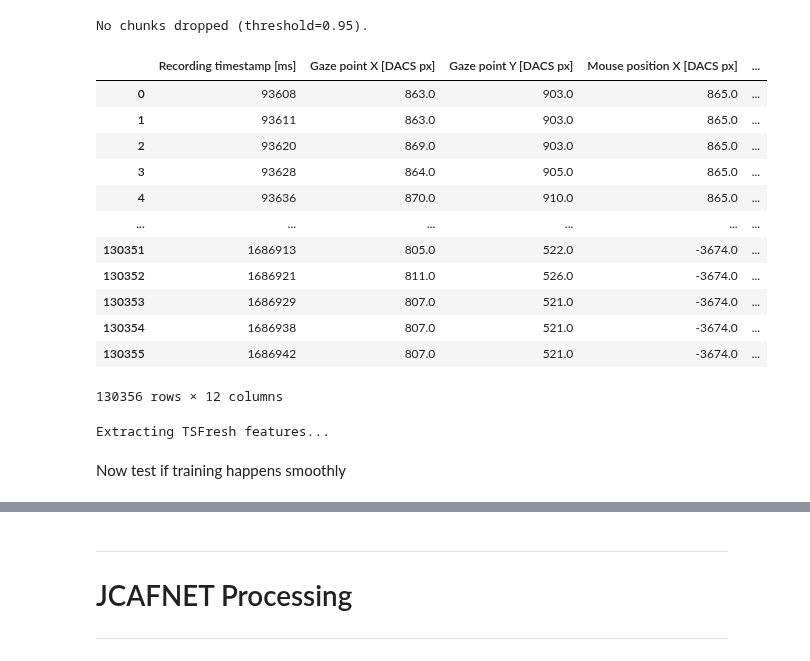
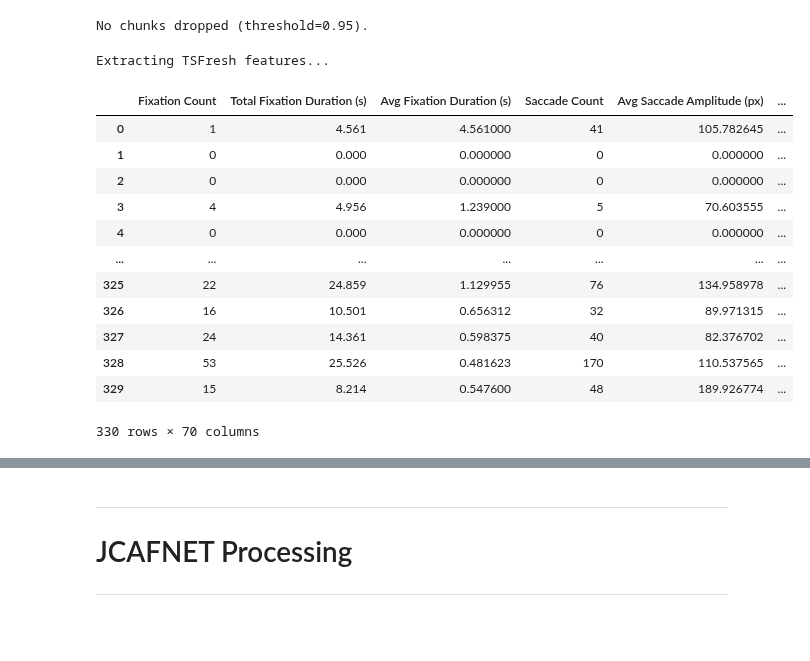
Before and after one commit to kruuZHAW/eye_tracking, a Jupyter notebook: notebooks/sandbox_atco_data.ipynb, the cells around one changed output, grey strips where cells are left out. Cells and saved outputs as stored; diff of their text form; code cells hidden in the pictures; blank space fills up the shorter version.

```diff
--- a/notebooks/sandbox_atco_data.ipynb
+++ b/notebooks/sandbox_atco_data.ipynb
@@ -277,15 +251,15 @@ blinks['0_2_2']
 ****
 # %%
 fill_columns = ['Gaze point X [DACS px]', 'Gaze point Y [DACS px]', 'Mouse position X [DACS px]', 'Mouse position Y [DACS px]']
-for task_id, chunk in chunks.items():
+for task_id, chunk in chunks_xgboost.items():
     for col in fill_columns:
-        chunks[task_id][col] = chunks[task_id][col].ffill().bfill()
+        chunks_xgboost[task_id][col] = chunks_xgboost[task_id][col].ffill().bfill()
 # %%
 # Manual feature extraction
 
 gaze_metrics = []
 mouse_metrics = []
-for task_id, chunk in chunks.items():
+for task_id, chunk in chunks_xgboost.items():
     gaze_processor = GazeMetricsProcessor(chunk, timestamp_unit="ms")
     gaze_compute = gaze_processor.compute_all_metrics()
     gaze_compute.update({"id": task_id})
@@ -343,27 +317,9 @@ def drop_chunks_with_all_zero_features(task_chunks: dict[str, pd.DataFrame], thr
 
     return cleaned_chunks
 
-cleaned_task_chunks = drop_chunks_with_all_zero_features(chunks, threshold=0.95)
+cleaned_task_chunks = drop_chunks_with_all_zero_features(chunks_xgboost, threshold=0.95)
 # %% [output]
 No chunks dropped (threshold=0.95).
-# %%
-full_df = pd.concat(cleaned_task_chunks.values(), ignore_index=True)
-# %%
-full_df
-# %% [output]
-|  | Recording timestamp [ms] | Gaze point X [DACS px] | Gaze point Y [DACS px] | Mouse position X [DACS px] | ... |
-| 0 | 93608 | 863.0 | 903.0 | 865.0 | ... |
-| 1 | 93611 | 863.0 | 903.0 | 865.0 | ... |
-| 2 | 93620 | 869.0 | 903.0 | 865.0 | ... |
-| 3 | 93628 | 864.0 | 905.0 | 865.0 | ... |
-| 4 | 93636 | 870.0 | 910.0 | 865.0 | ... |
-| ... | ... | ... | ... | ... | ... |
-| 130351 | 1686913 | 805.0 | 522.0 | -3674.0 | ... |
-| 130352 | 1686921 | 811.0 | 526.0 | -3674.0 | ... |
-| 130353 | 1686929 | 807.0 | 521.0 | -3674.0 | ... |
-| 130354 | 1686938 | 807.0 | 521.0 | -3674.0 | ... |
-| 130355 | 1686942 | 807.0 | 521.0 | -3674.0 | ... |
-130356 rows × 12 columns
 # %%
 from tsfresh import extract_features, select_features
 from tsfresh.utilities.dataframe_functions import impute
@@ -431,5 +388,19 @@ Extracting TSFresh features...
 # %%
 xgboost_data = gaze_metrics_df.merge(mouse_metrics_df, on="id")
 xgboost_data = xgboost_data.merge(tsfresh_data, on="id")
-# %% [markdown]
-Now test if training happens smoothly
+# %%
+xgboost_data
+# %% [output]
+|  | Fixation Count | Total Fixation Duration (s) | Avg Fixation Duration (s) | Saccade Count | Avg Saccade Amplitude (px) | ... |
+| 0 | 1 | 4.561 | 4.561000 | 41 | 105.782645 | ... |
+| 1 | 0 | 0.000 | 0.000000 | 0 | 0.000000 | ... |
+| 2 | 0 | 0.000 | 0.000000 | 0 | 0.000000 | ... |
+| 3 | 4 | 4.956 | 1.239000 | 5 | 70.603555 | ... |
+| 4 | 0 | 0.000 | 0.000000 | 0 | 0.000000 | ... |
+| ... | ... | ... | ... | ... | ... | ... |
+| 325 | 22 | 24.859 | 1.129955 | 76 | 134.958978 | ... |
+| 326 | 16 | 10.501 | 0.656312 | 32 | 89.971315 | ... |
+| 327 | 24 | 14.361 | 0.598375 | 40 | 82.376702 | ... |
+| 328 | 53 | 25.526 | 0.481623 | 170 | 110.537565 | ... |
+| 329 | 15 | 8.214 | 0.547600 | 48 | 189.926774 | ... |
+330 rows × 70 columns
```
Also changed, not shown: parts of 29 cells of this notebook, 3 other files.
